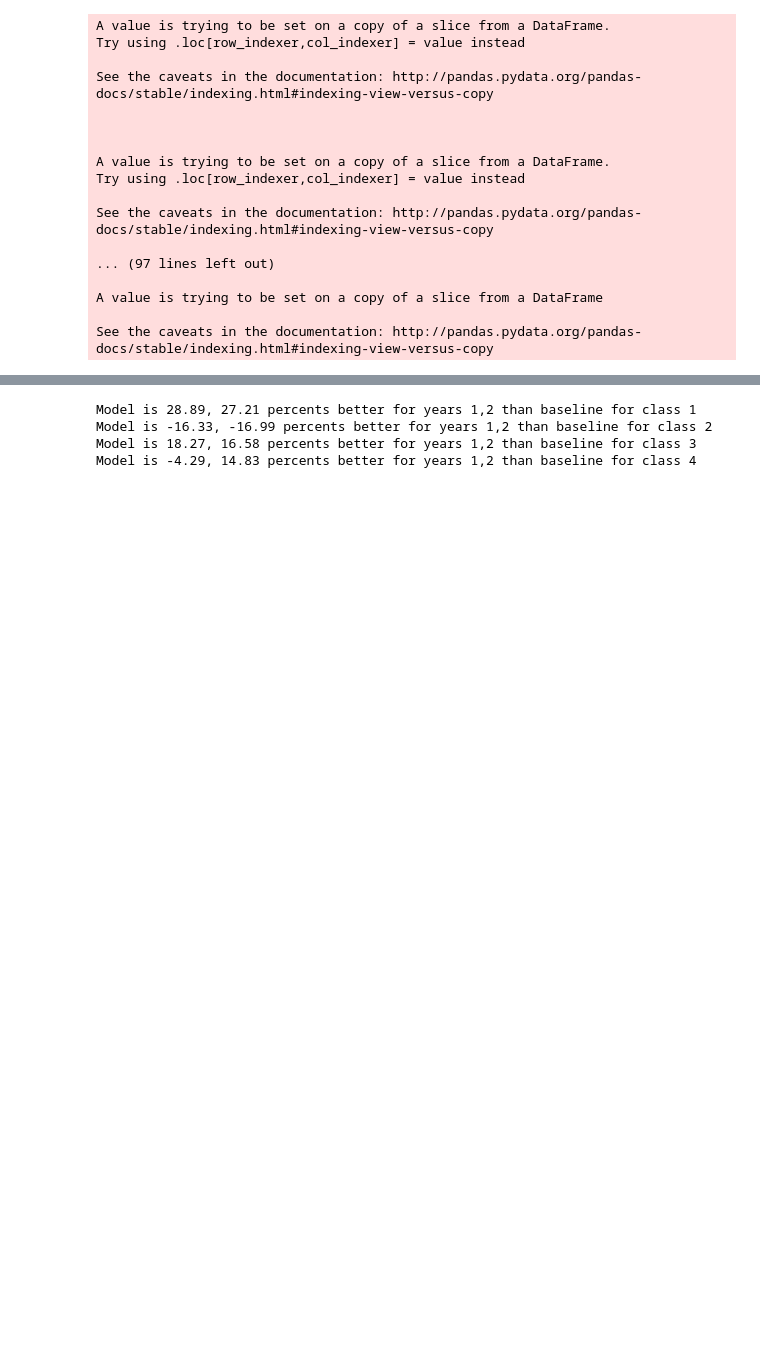
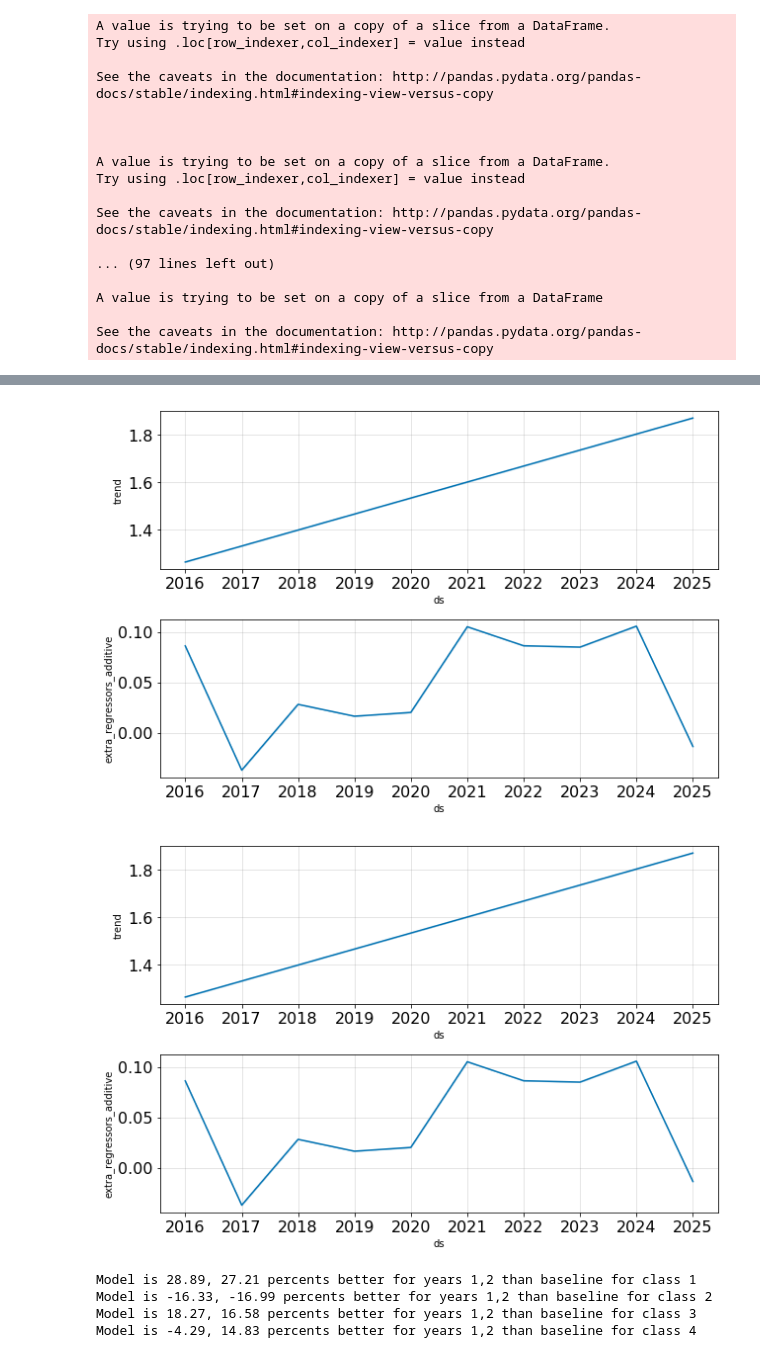
Before and after one commit to agowardhan/PredictLyme, a Jupyter notebook: notebooks/fbprophet.ipynb, the cells around one changed output, grey strips where cells are left out. Saved outputs shown, nothing was run; the diff lists cells and outputs as text; code cells hidden in the pictures; blank space fills up the shorter version.

```diff
--- a/notebooks/fbprophet.ipynb
+++ b/notebooks/fbprophet.ipynb
@@ -208,18 +208,3 @@ class3.describe()
 | max | 1023.000000 | 43.848000 | 54.891667 | 46.433333 | 64.566667 | 5.696667 |
 # %% [markdown]
 ## Time-series on the clustered data
-# %%
-def run_prophet_log(train, test):
-
-    m0 = Prophet(growth='logistic', n_changepoints=1, changepoint_prior_scale=0.2, yearly_seasonality=False, weekly_seasonality=False, daily_seasonality=False)
-    m0.add_regressor('tmin', prior_scale=0.02, mode='multiplicative')
-    m0.add_regressor('tmax', prior_scale=0.02, mode='multiplicative')
-    m0.add_regressor('tavg', prior_scale=0.1, mode='multiplicative')
-    m0.add_regressor('pcpn', prior_scale=0.02, mode='multiplicative')
-    m0.fit(train)
-
-    fcst = m0.predict(test)
-    return fcst, m0
-# %%
-val_i = val_i.drop(val_i[(val_i.year<2006)].index).merge(clim_i_all, how='outer')
-val_i.columns = ['ds', 'y', 'tavg', 'tmax', 'tmin','pcpn']
@@ -240,7 +214,7 @@ final_df = pd.DataFrame()
 models = []
 futures = []
 datas = []
-
+fcsts = []
 baseline_errs = []
 model_errs = []
 
@@ -252,6 +226,7 @@ for ii in range(4):
     val_i_new = val_i.drop(val_i[(val_i.year<2006)].index).merge(clim_i_all, how='outer')
     val_i_old = val_i.drop(val_i[(val_i.year>=2006)].index)
     val_i_new.columns = ['ds', 'y', 'tavg', 'tmax', 'tmin','pcpn']
+    val_i_new = val_i_new[['ds', 'y', 'tavg','pcpn']]
 
     if ii in imp_indxs:
         train, test = create_test_train_data(val_i_new, 2015)
@@ -263,6 +238,7 @@ for ii in range(4):
         train, test = create_test_train_data(val_i_new, 2015)
         fcst, m0 = run_prophet_log(train, test)
 
+    fcsts.append(fcst)
     models.append(m0)
     datas.append(train)
     futures.append(test)
@@ -313,8 +289,8 @@ for ii in range(4):
             temp_row['Cases_upper'] = new_cols['Cases_norm_upper'].iloc[jj]
             temp_row['Cases_lower'] = new_cols['Cases_norm_lower'].iloc[jj]
             temp_row['tavg'] = new_cols['tavg'].iloc[jj]
-            temp_row['tmax'] = new_cols['tmax'].iloc[jj]
-            temp_row['tmin'] = new_cols['tmin'].iloc[jj]
+#             temp_row['tmax'] = new_cols['tmax'].iloc[jj]
+#             temp_row['tmin'] = new_cols['tmin'].iloc[jj]
             temp_row['pcpn'] = new_cols['pcpn'].iloc[jj]
             temp_row['Pred'] = new_cols['Pred'].iloc[jj]
             tempdf = tempdf.append(temp_row)
@@ -341,3 +357,8 @@ See the caveats in the documentation: http://pandas.pydata.org/pandas-docs/stabl
+# %%
+models[0].plot_components(fcsts[0])
+# %% [output]
+[figure, added]
+[figure, added]
 # %%
 final_df.to_csv('../data/processed/data_preds.csv')
 final_df[val_df.columns].append(xval_df).to_csv('../data/processed/data_pred_all.csv')
```
Also changed, not shown: parts of 6 cells of this notebook, 1 other file.
